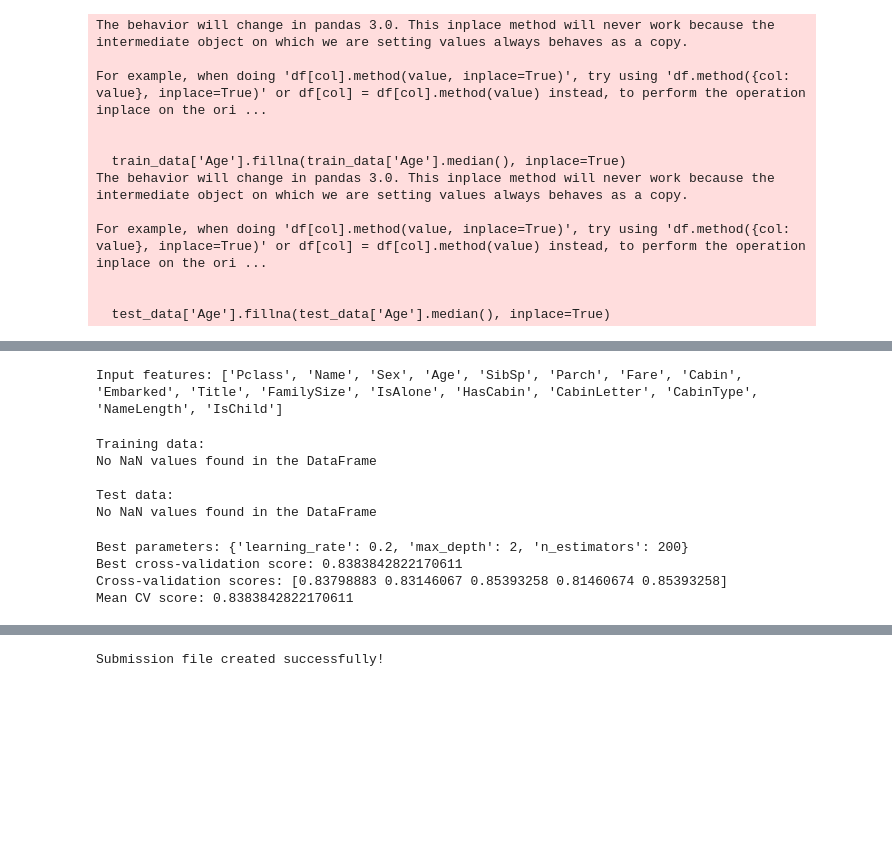
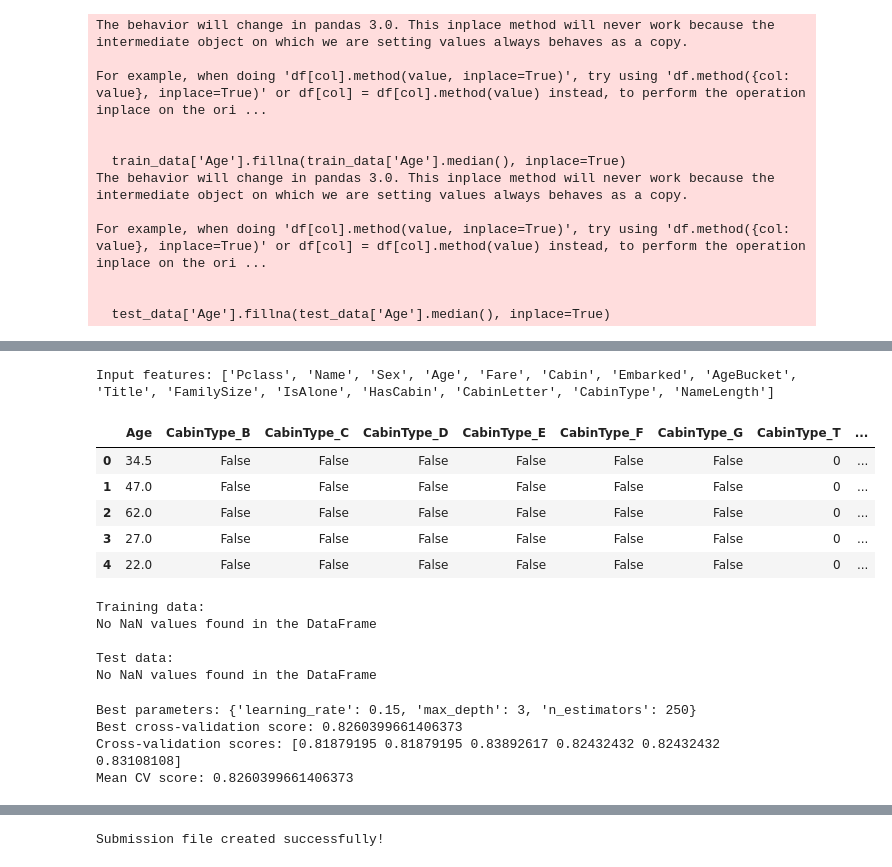
Before and after one commit to bonesclarke/Titanic, a Jupyter notebook: Titanic - Prediction.ipynb, the cells around one changed output, grey strips where cells are left out. Saved outputs shown, nothing was run; the diff lists cells and outputs as text; code cells hidden in the pictures; blank space fills up the shorter version.

```diff
--- a/Titanic - Prediction.ipynb
+++ b/Titanic - Prediction.ipynb
@@ -137,27 +156,44 @@ input_features.remove("Ticket_number")
 # input_features.remove("Embarked")
 # input_features.remove("FamilySize")
 input_features.remove("FarePerPerson")
+input_features.remove("Parch")
+input_features.remove("SibSp")
+input_features.remove("IsChild")
 
 print(f"Input features: {input_features}")
 # %% [output]
-Input features: ['Pclass', 'Name', 'Sex', 'Age', 'SibSp', 'Parch', 'Fare', 'Cabin', 'Embarked', 'Title', 'FamilySize', 'IsAlone', 'HasCabin', 'CabinLetter', 'CabinType', 'NameLength', 'IsChild']
+Input features: ['Pclass', 'Name', 'Sex', 'Age', 'Fare', 'Cabin', 'Embarked', 'AgeBucket', 'Title', 'FamilySize', 'IsAlone', 'HasCabin', 'CabinLetter', 'CabinType', 'NameLength']
 # %%
 # sklearn models
 # select categorical features
-categorical_features = ['Pclass', 'Sex', 'Age', 'SibSp', 'Parch', 'HasCabin', 'IsChild', 'Title']
-numerical_features = ['Age', 'SibSp', 'Parch', 'Fare', 'FamilySize', 'FarePerPerson', 'NameLength']
+categorical_features = ['Pclass', 'Sex', 'Age', 'HasCabin', 'Title', 'IsAlone', 'Embarked', 'CabinType']
+numerical_features = ['Fare', 'FamilySize', 'FarePerPerson', 'NameLength']
 
 # One-hot encode categorical variables
 X = pd.get_dummies(preprocessed_train_df[categorical_features], drop_first=True)
 X = pd.concat([X, preprocessed_train_df[numerical_features]], axis=1)
 
 X_test = pd.get_dummies(preprocessed_serving_df[categorical_features], drop_first=True)
 X_test = pd.concat([X_test, preprocessed_serving_df[numerical_features]], axis=1)
 
 # Ensure X and X_test have the same columns
 X, X_test = X.align(X_test, join='outer', axis=1, fill_value=0)
 
+# Remove unwanted Title columns
+columns_to_remove = ['Title_Other', 'Title_Rare', 'Title_Miss', 'Title_Mrs']
+X = X.drop(columns=columns_to_remove, errors='ignore')
+X_test = X_test.drop(columns=columns_to_remove, errors='ignore')
+
 y = preprocessed_train_df['Survived']
+
+X_test.head(5)
+# %% [output]
+|  | Age | CabinType_B | CabinType_C | CabinType_D | CabinType_E | CabinType_F | CabinType_G | CabinType_T | ... |
+| 0 | 34.5 | False | False | False | False | False | False | 0 | ... |
+| 1 | 47.0 | False | False | False | False | False | False | 0 | ... |
+| 2 | 62.0 | False | False | False | False | False | False | 0 | ... |
+| 3 | 27.0 | False | False | False | False | False | False | 0 | ... |
+| 4 | 22.0 | False | False | False | False | False | False | 0 | ... |
 # %%
 def check_nan(df):
     nan_columns = df.columns[df.isna().any()].tolist()
@@ -183,30 +219,30 @@ No NaN values found in the DataFrame
 # %%
 # hyperparameter tuning with sklearn
 param_grid = {
-    'n_estimators': [100, 150, 200, 250, 300],
-    'max_depth': [2, 3, 4, 5, 6],
-    'learning_rate': [0.025, 0.05, 0.1, 0.15, 0.2]
+    'n_estimators': [50, 100, 150, 200, 250, 300],
+    'max_depth': [1, 2, 3, 4, 5, 6],
+    'learning_rate': [0.025, 0.05, 0.1, 0.15, 0.2, 0.25]
 }
 
 gb = GradientBoostingClassifier(random_state=42)
-grid_search = GridSearchCV(gb, param_grid, cv=5, scoring='accuracy')
+grid_search = GridSearchCV(gb, param_grid, cv=6, scoring='accuracy')
 grid_search.fit(X, y)
 
 best_model = grid_search.best_estimator_
 predictions = best_model.predict(X_test)
 prediction_proba = best_model.predict_proba(X_test)[:, 1]
 
-cv_scores = cross_val_score(best_model, X, y, cv=5)
+cv_scores = cross_val_score(best_model, X, y, cv=6)
 
 print("Best parameters:", grid_search.best_params_)
 print("Best cross-validation score:", grid_search.best_score_)
 print("Cross-validation scores:", cv_scores)
 print("Mean CV score:", cv_scores.mean())
 # %% [output]
-Best parameters: {'learning_rate': 0.2, 'max_depth': 2, 'n_estimators': 200}
-Best cross-validation score: 0.8383842822170611
-Cross-validation scores: [0.83798883 0.83146067 0.85393258 0.81460674 0.85393258]
-Mean CV score: 0.8383842822170611
+Best parameters: {'learning_rate': 0.15, 'max_depth': 3, 'n_estimators': 250}
+Best cross-validation score: 0.8260399661406373
+Cross-validation scores: [0.81879195 0.81879195 0.83892617 0.82432432 0.82432432 0.83108108]
+Mean CV score: 0.8260399661406373
 # %%
 # Learning curves to diagnose bias-variance tradeoff
 train_sizes, train_scores, test_scores = learning_curve(
```
Also changed, not shown: parts of 5 cells of this notebook, 1 other file.
